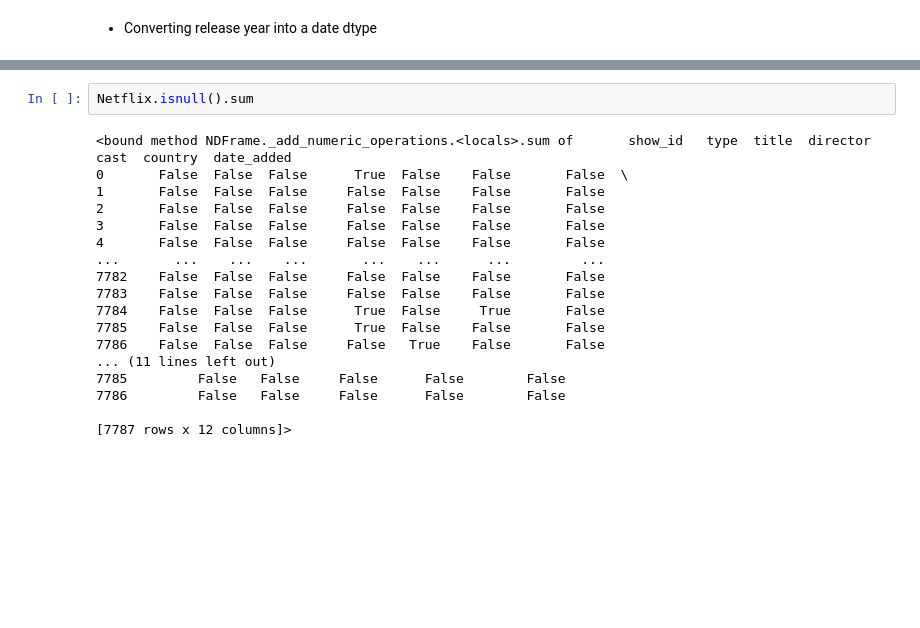
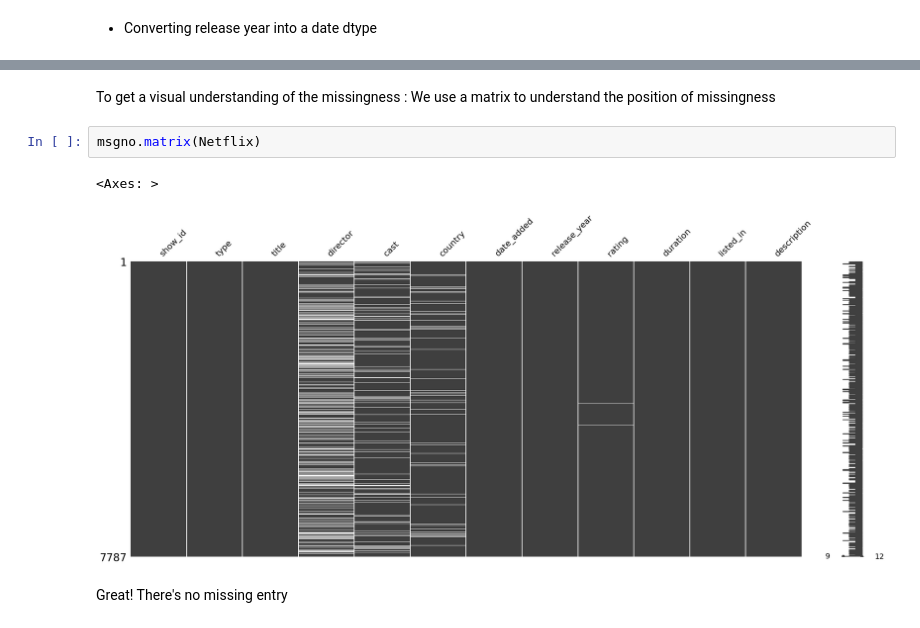
Before and after one commit to JanKosgei/Netflix-Recommendations, a Jupyter notebook: K-Means Netflix.ipynb, the cells around one changed output, grey strips where cells are left out. Cells and saved outputs as stored; diff of their text form; blank space fills up the shorter version.

```diff
--- a/K-Means Netflix.ipynb
+++ b/K-Means Netflix.ipynb
@@ -79,20 +73,9 @@ Netflix.describe()
-# %%
-Netflix.isnull().sum
-# %% [output]
-<bound method NDFrame._add_numeric_operations.<locals>.sum of       show_id   type  title  director   cast  country  date_added
-0       False  False  False      True  False    False       False  \
-1       False  False  False     False  False    False       False
-2       False  False  False     False  False    False       False
-3       False  False  False     False  False    False       False
-4       False  False  False     False  False    False       False
-...       ...    ...    ...       ...    ...      ...         ...
-7782    False  False  False     False  False    False       False
-7783    False  False  False     False  False    False       False
-7784    False  False  False      True  False     True       False
-7785    False  False  False      True  False    False       False
-7786    False  False  False     False   True    False       False
-... (11 lines left out)
-7785         False   False     False      False        False
-7786         False   False     False      False        False
-
-[7787 rows x 12 columns]>
+# %% [markdown]
+To get a visual understanding of the missingness : We use a matrix to understand the position of missingness
+# %%
+msgno.matrix(Netflix)
+# %% [output]
+<Axes: >
+[figure, added]
+# %% [markdown]
+Great! There's no missing entry
```
Also changed, not shown: parts of 7 cells of this notebook.
